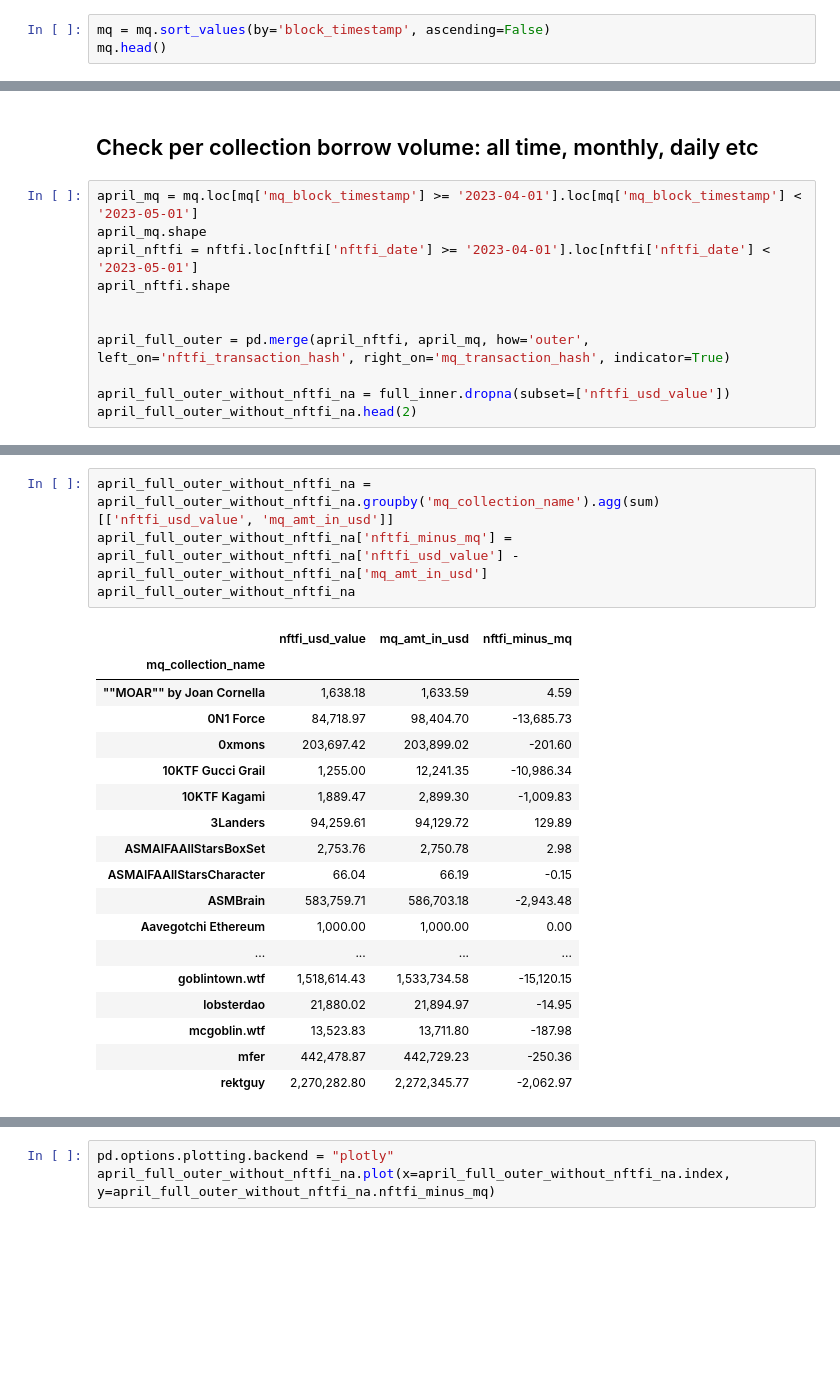
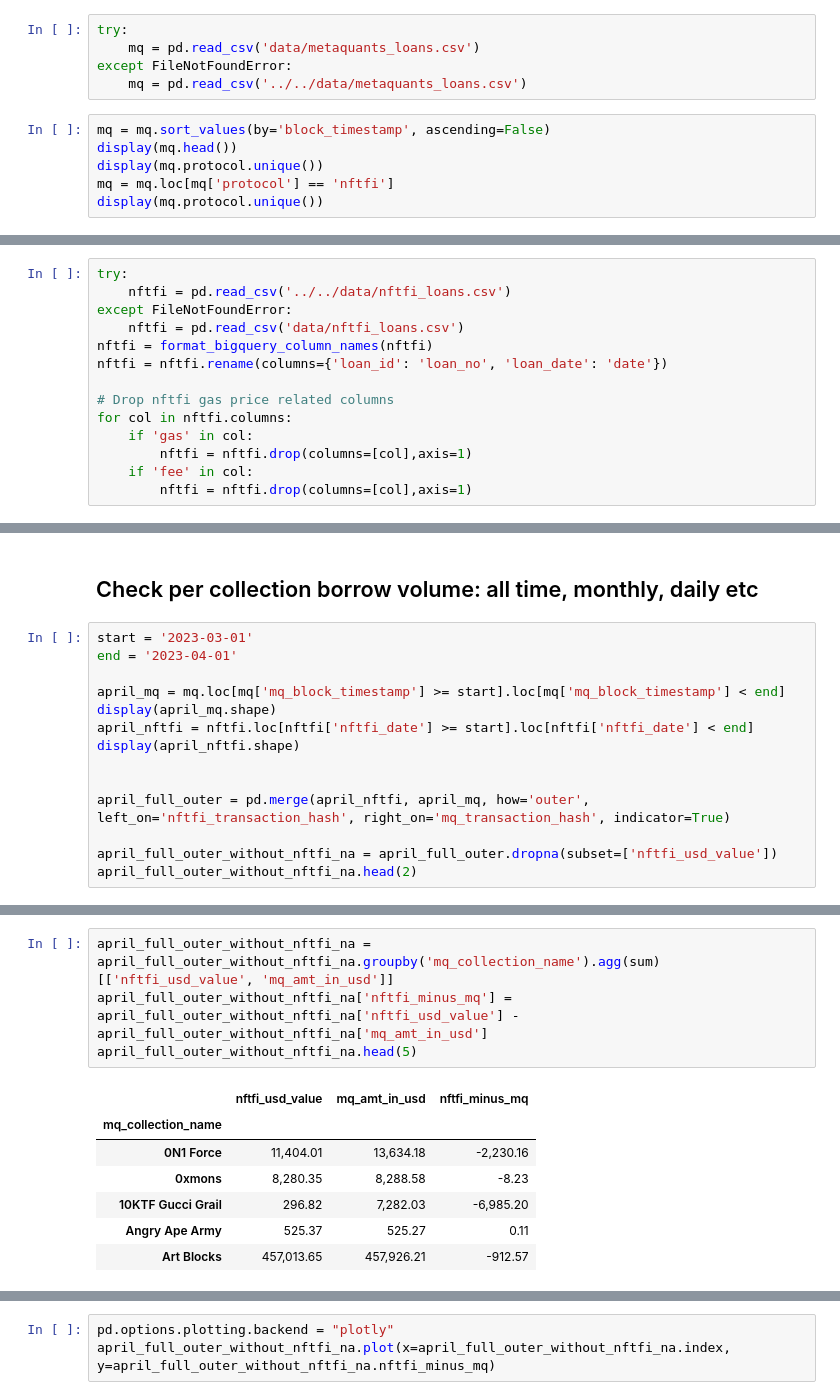
Before and after one commit to datagemsai/ChartGPT-API, a Jupyter notebook: analysis/metaquants_analysis/mq_nftfi_rchen_aggregate_collection.ipynb, the cells around one changed output, grey strips where cells are left out. Cells and saved outputs as stored; diff of their text form; blank space fills up the shorter version.

Commit message:
add usd analysis per collection, use Ben's data

```diff
--- a/analysis/metaquants_analysis/mq_nftfi_rchen_aggregate_collection.ipynb
+++ b/analysis/metaquants_analysis/mq_nftfi_rchen_aggregate_collection.ipynb
@@ -36,5 +36,13 @@ except FileNotFoundError:
+# %%
+try:
+    mq = pd.read_csv('data/metaquants_loans.csv')
+except FileNotFoundError:
+    mq = pd.read_csv('../../data/metaquants_loans.csv')
 # %%
 mq = mq.sort_values(by='block_timestamp', ascending=False)
-mq.head()
+display(mq.head())
+display(mq.protocol.unique())
+mq = mq.loc[mq['protocol'] == 'nftfi']
+display(mq.protocol.unique())
 # %% [output]
 |  | transaction_hash | block_timestamp | loan_id | to_address | from_address | principal_amount | ... |
@@ -53,3 +70,17 @@ nftfi = nftfi.rename(columns={'loan_id': 'loan_no', 'loan_date': 'date'})
+# %%
+try:
+    nftfi = pd.read_csv('../../data/nftfi_loans.csv')
+except FileNotFoundError:
+    nftfi = pd.read_csv('data/nftfi_loans.csv')
+nftfi = format_bigquery_column_names(nftfi)
+nftfi = nftfi.rename(columns={'loan_id': 'loan_no', 'loan_date': 'date'})
+
+# Drop nftfi gas price related columns
+for col in nftfi.columns:
+    if 'gas' in col:
+        nftfi = nftfi.drop(columns=[col],axis=1)
+    if 'fee' in col:
+        nftfi = nftfi.drop(columns=[col],axis=1)
 # %%
 print('MQ')
 display(mq.head(2))
@@ -442,14 +471,17 @@ pd.DataFrame(usd_diff.usd_diff_nftfi_minus_mq.describe())
 # %% [markdown]
 ## Check per collection borrow volume: all time, monthly, daily etc
 # %%
-april_mq = mq.loc[mq['mq_block_timestamp'] >= '2023-04-01'].loc[mq['mq_block_timestamp'] < '2023-05-01']
-april_mq.shape
-april_nftfi = nftfi.loc[nftfi['nftfi_date'] >= '2023-04-01'].loc[nftfi['nftfi_date'] < '2023-05-01']
-april_nftfi.shape
+start = '2023-03-01'
+end = '2023-04-01'
+
+april_mq = mq.loc[mq['mq_block_timestamp'] >= start].loc[mq['mq_block_timestamp'] < end]
+display(april_mq.shape)
+april_nftfi = nftfi.loc[nftfi['nftfi_date'] >= start].loc[nftfi['nftfi_date'] < end]
+display(april_nftfi.shape)
 
 
 april_full_outer = pd.merge(april_nftfi, april_mq, how='outer', left_on='nftfi_transaction_hash', right_on='mq_transaction_hash', indicator=True)
 
-april_full_outer_without_nftfi_na = full_inner.dropna(subset=['nftfi_usd_value'])
+april_full_outer_without_nftfi_na = april_full_outer.dropna(subset=['nftfi_usd_value'])
 april_full_outer_without_nftfi_na.head(2)
 # %% [output]
@@ -459,26 +493,15 @@ april_full_outer_without_nftfi_na.head(2)
 # %%
 april_full_outer_without_nftfi_na = april_full_outer_without_nftfi_na.groupby('mq_collection_name').agg(sum)[['nftfi_usd_value', 'mq_amt_in_usd']]
 april_full_outer_without_nftfi_na['nftfi_minus_mq'] = april_full_outer_without_nftfi_na['nftfi_usd_value'] - april_full_outer_without_nftfi_na['mq_amt_in_usd']
-april_full_outer_without_nftfi_na
+april_full_outer_without_nftfi_na.head(5)
 # %% [output]
 |  | nftfi_usd_value | mq_amt_in_usd | nftfi_minus_mq |
 | mq_collection_name |  |  |  |
-| ""MOAR"" by Joan Cornella | 1,638.18 | 1,633.59 | 4.59 |
-| 0N1 Force | 84,718.97 | 98,404.70 | -13,685.73 |
-| 0xmons | 203,697.42 | 203,899.02 | -201.60 |
-| 10KTF Gucci Grail | 1,255.00 | 12,241.35 | -10,986.34 |
-| 10KTF Kagami | 1,889.47 | 2,899.30 | -1,009.83 |
-| 3Landers | 94,259.61 | 94,129.72 | 129.89 |
-| ASMAIFAAllStarsBoxSet | 2,753.76 | 2,750.78 | 2.98 |
-| ASMAIFAAllStarsCharacter | 66.04 | 66.19 | -0.15 |
-| ASMBrain | 583,759.71 | 586,703.18 | -2,943.48 |
-| Aavegotchi Ethereum | 1,000.00 | 1,000.00 | 0.00 |
-| ... | ... | ... | ... |
-| goblintown.wtf | 1,518,614.43 | 1,533,734.58 | -15,120.15 |
-| lobsterdao | 21,880.02 | 21,894.97 | -14.95 |
-| mcgoblin.wtf | 13,523.83 | 13,711.80 | -187.98 |
-| mfer | 442,478.87 | 442,729.23 | -250.36 |
-| rektguy | 2,270,282.80 | 2,272,345.77 | -2,062.97 |
+| 0N1 Force | 11,404.01 | 13,634.18 | -2,230.16 |
+| 0xmons | 8,280.35 | 8,288.58 | -8.23 |
+| 10KTF Gucci Grail | 296.82 | 7,282.03 | -6,985.20 |
+| Angry Ape Army | 525.37 | 525.27 | 0.11 |
+| Art Blocks | 457,013.65 | 457,926.21 | -912.57 |
 # %%
 april_full_outer_without_nftfi_na.describe()
 # %% [output]
```
Also changed, not shown: parts of 25 cells of this notebook, 5 other files.
